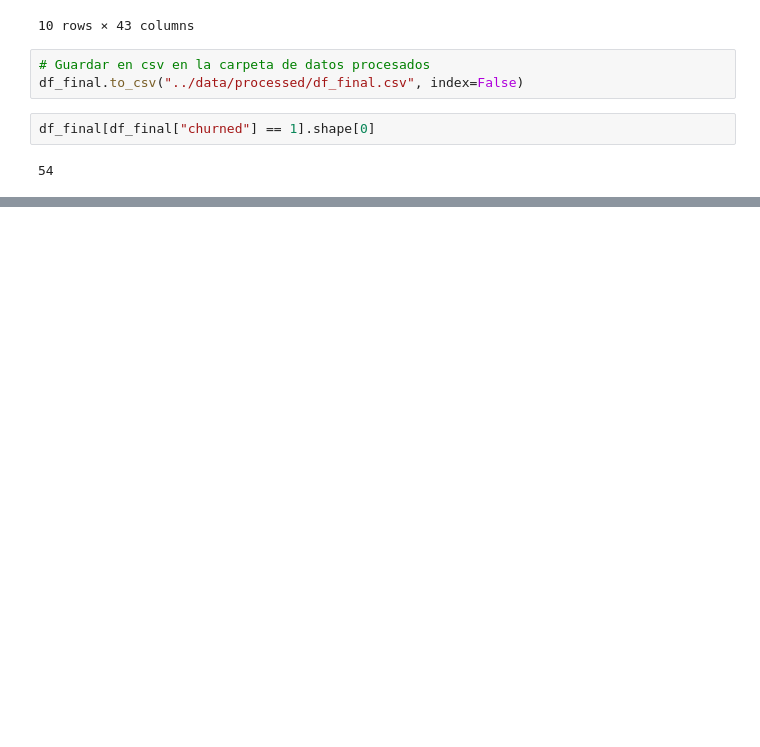
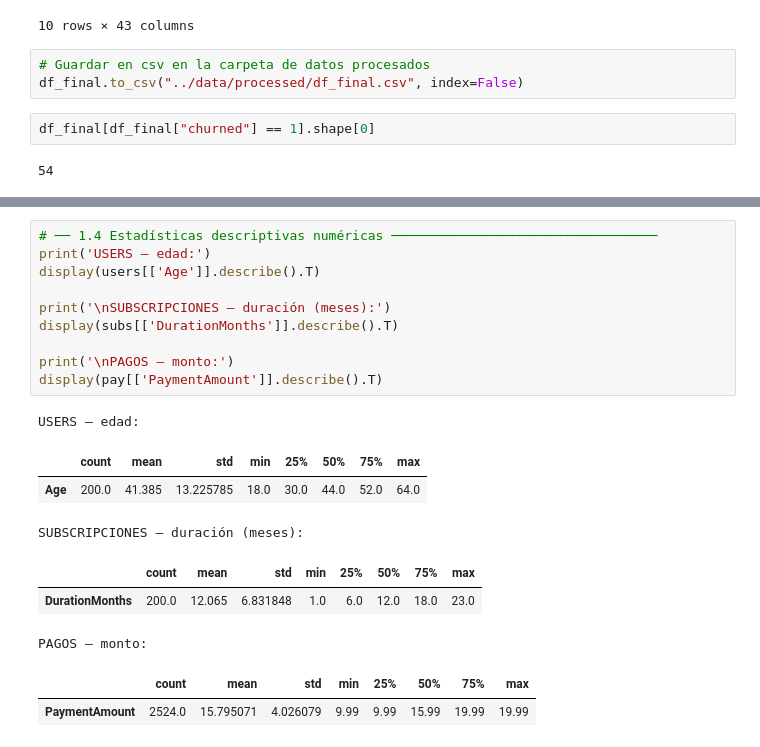
Before and after one commit to julianecheverry/labcasos_netflix, a Jupyter notebook: notebooks/EDA.ipynb, the cells around one changed output, grey strips where cells are left out. Cells and saved outputs as stored; diff of their text form; blank space fills up the shorter version.

```diff
--- a/notebooks/EDA.ipynb
+++ b/notebooks/EDA.ipynb
@@ -588,0 +629,20 @@ df_final[df_final["churned"] == 1].shape[0]
+# %%
+# ── 1.4 Estadísticas descriptivas numéricas ──────────────────────────────────
+print('USERS — edad:')
+display(users[['Age']].describe().T)
+
+print('\nSUBSCRIPCIONES — duración (meses):')
+display(subs[['DurationMonths']].describe().T)
+
+print('\nPAGOS — monto:')
+display(pay[['PaymentAmount']].describe().T)
+# %% [output]
+USERS — edad:
+|  | count | mean | std | min | 25% | 50% | 75% | max |
+| Age | 200.0 | 41.385 | 13.225785 | 18.0 | 30.0 | 44.0 | 52.0 | 64.0 |
+SUBSCRIPCIONES — duración (meses):
+|  | count | mean | std | min | 25% | 50% | 75% | max |
+| DurationMonths | 200.0 | 12.065 | 6.831848 | 1.0 | 6.0 | 12.0 | 18.0 | 23.0 |
+PAGOS — monto:
+|  | count | mean | std | min | 25% | 50% | 75% | max |
+| PaymentAmount | 2524.0 | 15.795071 | 4.026079 | 9.99 | 9.99 | 15.99 | 19.99 | 19.99 |
```
Also changed, not shown: parts of 15 cells of this notebook, 8 other files.
